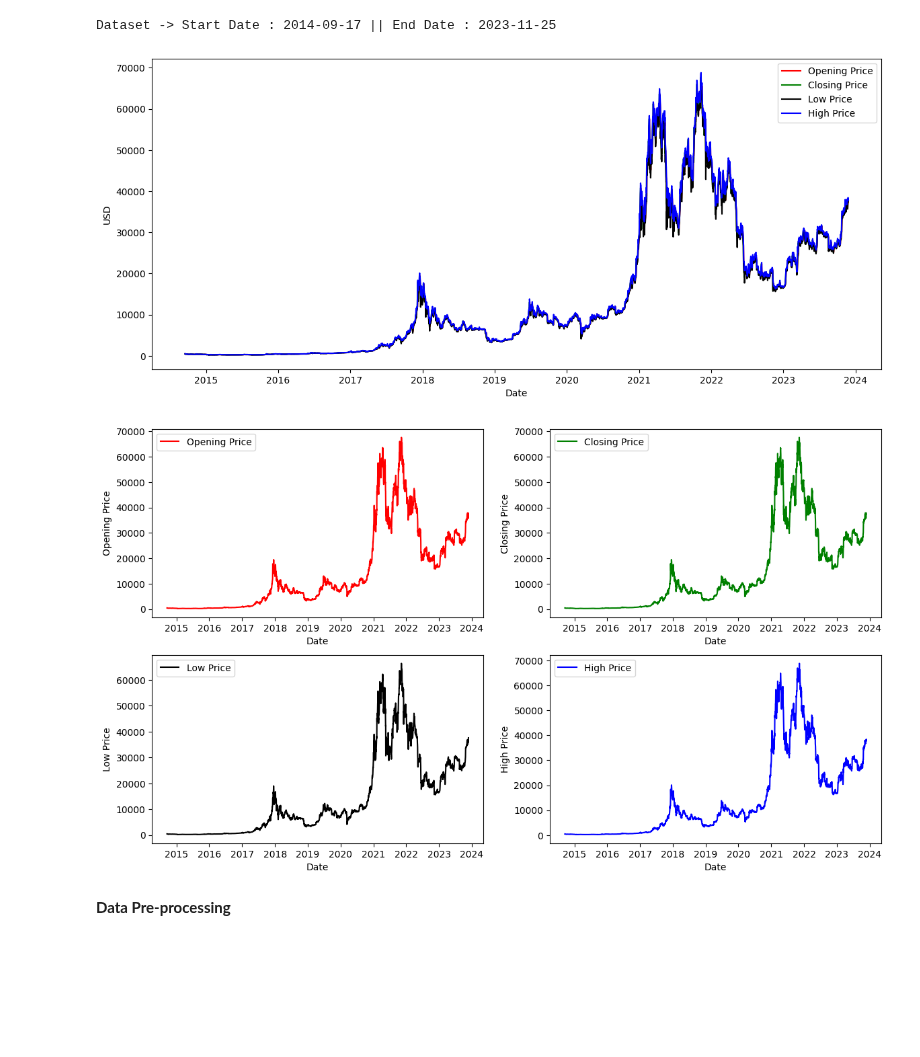
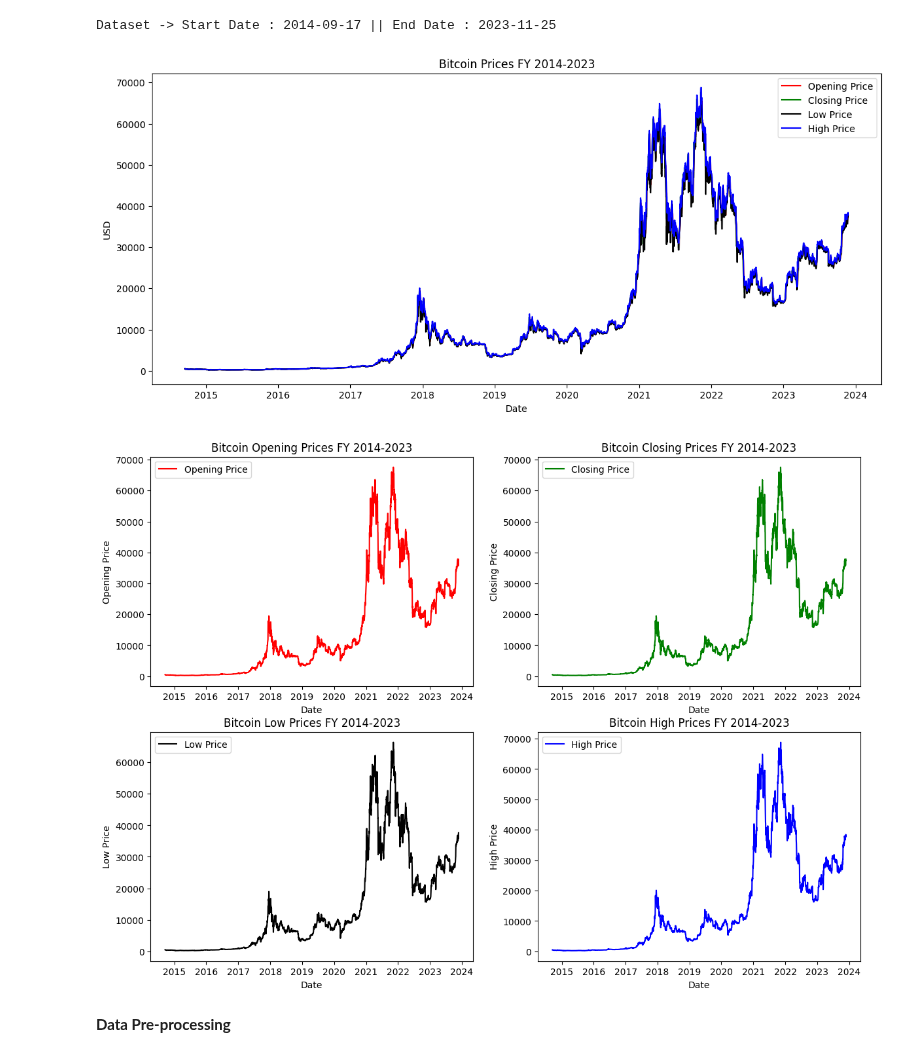
Before and after one commit to lazy-wolf/TME_6015, a Jupyter notebook: Project_Code.ipynb, the cells around one changed output. Drawn from its saved outputs; the diff is of its cells as text; code cells hidden in the pictures; blank space fills up the shorter version.

```diff
--- a/Project_Code.ipynb
+++ b/Project_Code.ipynb
@@ -122,43 +124,43 @@ plt.plot(dataframe['Date'], dataframe['Low'], color='black', label = 'Low Price'
 plt.plot(dataframe['Date'], dataframe['High'], color='blue', label = 'High Price')
 plt.xlabel('Date')
 plt.ylabel('USD')
+plt.legend(loc='best')
 plt.title('Bitcoin Prices FY 2014-2023')
-plt.legend(loc='best')
 
-plt.subplots(2, 2, figsize = (14, 8))
+plt.subplots(2, 2, figsize = (14, 10))
 
 ax1 = plt.subplot(2, 2, 1)
 plt.plot(dataframe['Date'], dataframe['Open'], color='red', label = 'Opening Price')
 plt.xlabel('Date')
 plt.ylabel('Opening Price')
 plt.title('Bitcoin Opening Prices FY 2014-2023')
 plt.legend(loc='best')
 
 ax2 = plt.subplot(2, 2, 2)
 plt.plot(dataframe['Date'], dataframe['Close'], color='green', label = 'Closing Price')
 plt.xlabel('Date')
 plt.ylabel('Closing Price')
 plt.title('Bitcoin Closing Prices FY 2014-2023')
 plt.legend(loc='best')
 
 ax3 = plt.subplot(2, 2, 3)
 plt.plot(dataframe['Date'], dataframe['Low'], color='black', label = 'Low Price')
 plt.xlabel('Date')
 plt.ylabel('Low Price')
 plt.title('Bitcoin Low Prices FY 2014-2023')
 plt.legend(loc='best')
 
 ax4 = plt.subplot(2, 2, 4)
 plt.plot(dataframe['Date'], dataframe['High'], color='blue', label = 'High Price')
 plt.xlabel('Date')
 plt.ylabel('High Price')
 plt.title('Bitcoin High Prices FY 2014-2023')
 plt.legend(loc='best')
 
 plt.show()
 # %% [output]
-[figure, old version]
+[figure, new version]
-[figure, old version]
+[figure, new version]
 # %% [markdown]
 **Data Pre-processing**
 # %%
```
Also changed, not shown: parts of 31 cells of this notebook.
